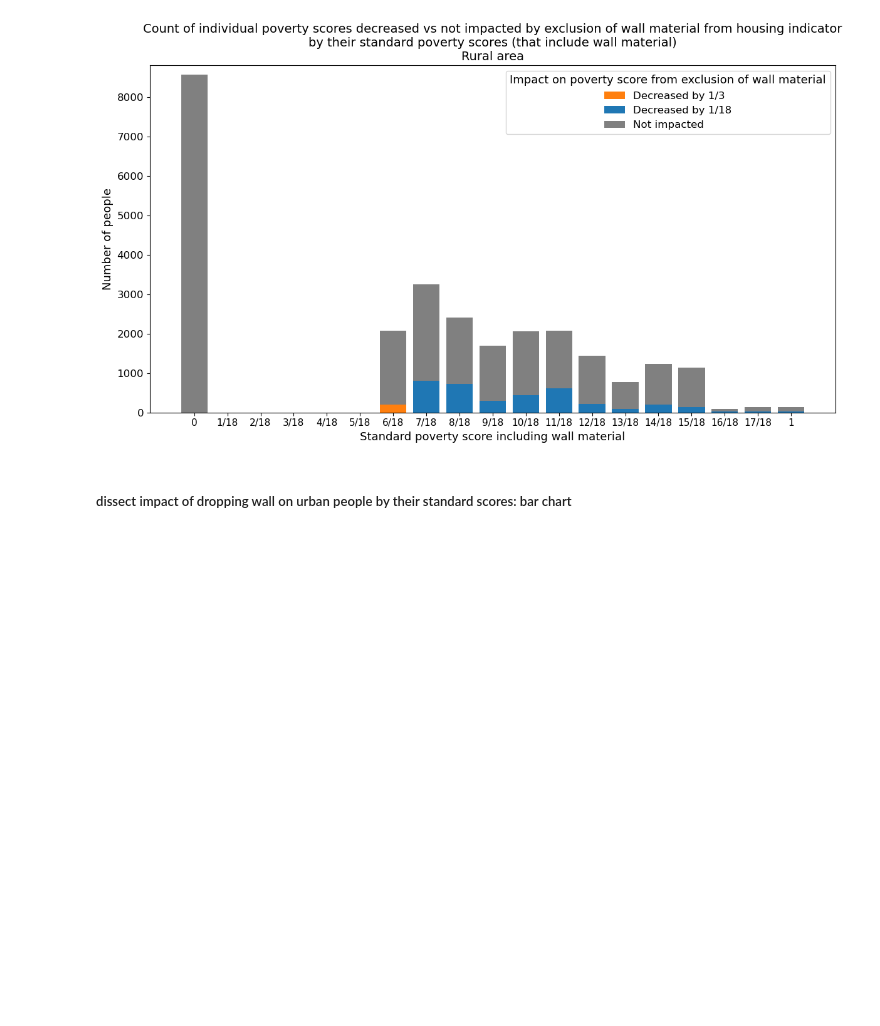
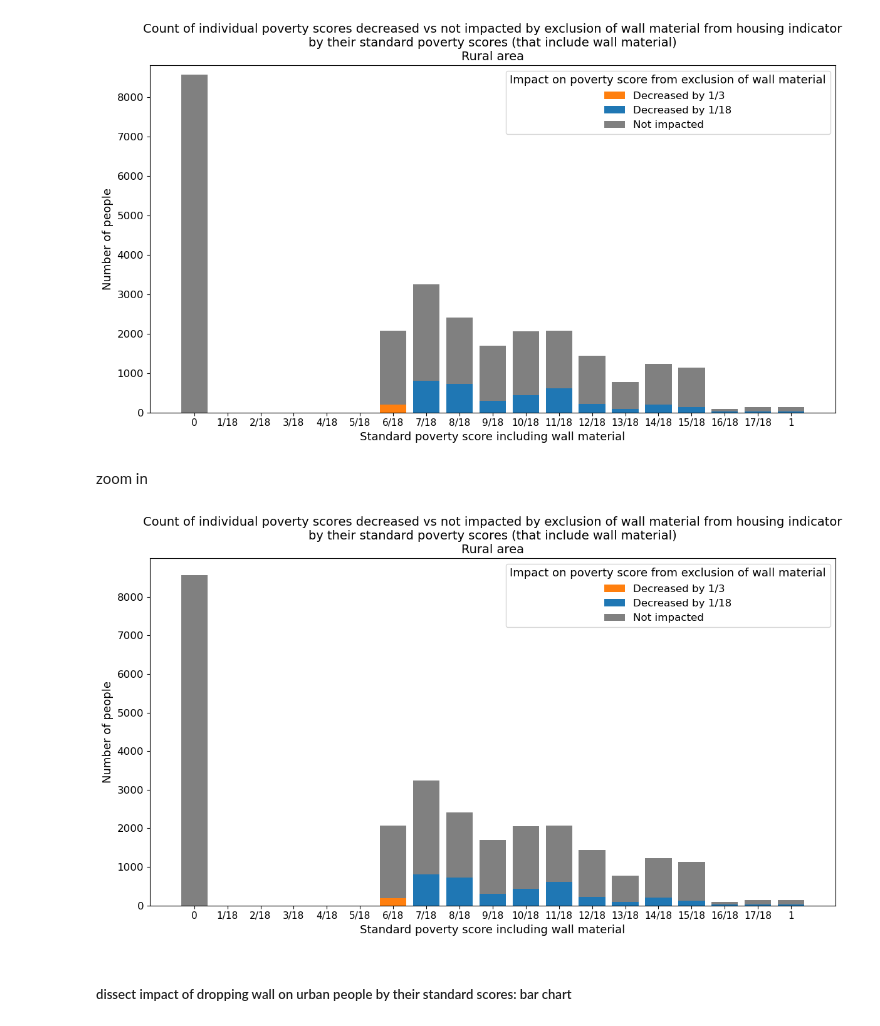
Before and after one commit to sig-gis/mpi, a Jupyter notebook: code/MPI/assess_wall_impact.ipynb, the cells around one changed output. Drawn from its saved outputs; the diff is of its cells as text; code cells hidden in the pictures; blank space fills up the shorter version.

```diff
--- a/code/MPI/assess_wall_impact.ipynb
+++ b/code/MPI/assess_wall_impact.ipynb
@@ -388,6 +410,19 @@ plot(
 )
 # %% [output]
 [figure]
+# %% [markdown]
+zoom in
+# %%
+plot(
+    'Rural', rural_df, 'c_censured_vector_1_33_wall',  # x axis
+    {
+        'Decreased by 1/3': 'c_censured_dropped_1_3rd',
+        'Decreased by 1/18': 'c_censured_dropped_1_18th',
+        'Not impacted': 'c_censured_not_impacted'
+    }
+)
+# %% [output]
+[figure, added]
 # %% [markdown]
 ##### dissect impact of dropping wall on urban people by their standard scores: bar chart
 # %%
```
Also changed, not shown: parts of 11 cells of this notebook.
